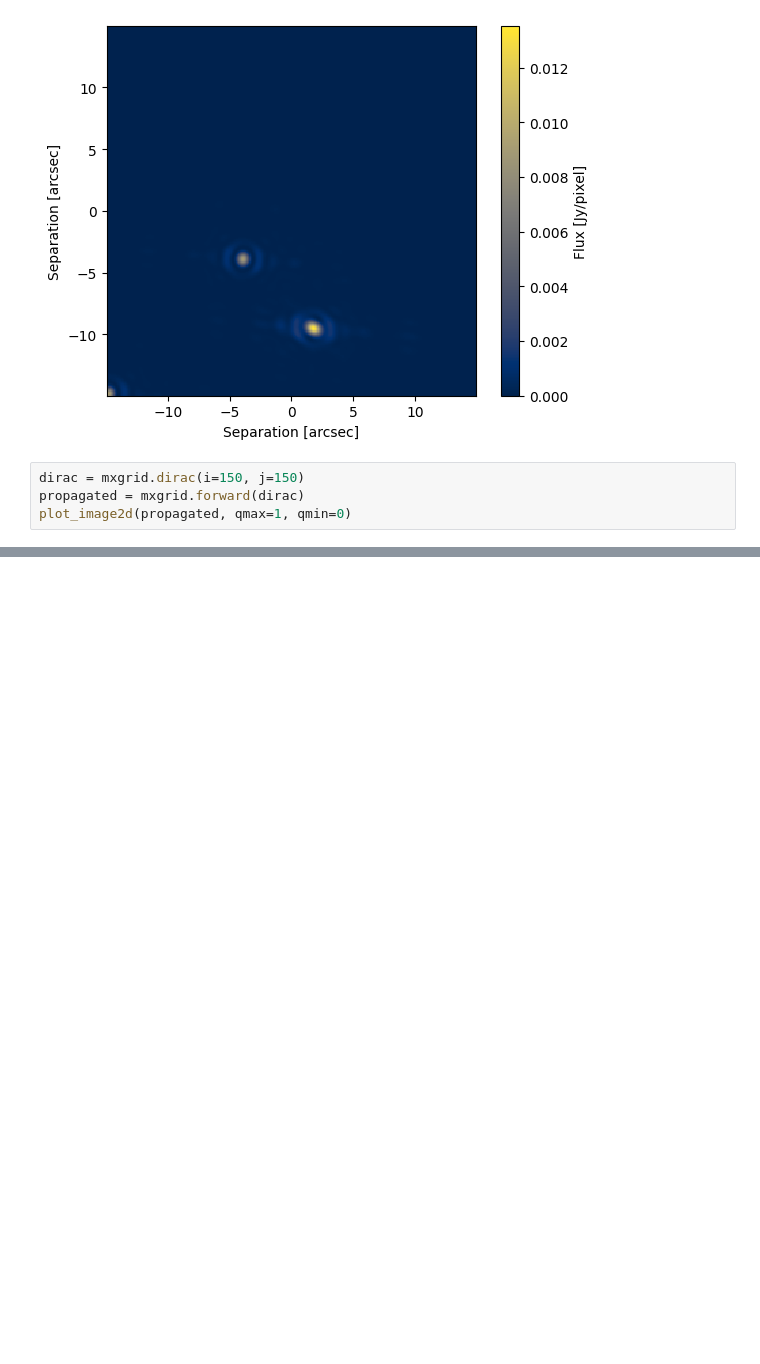
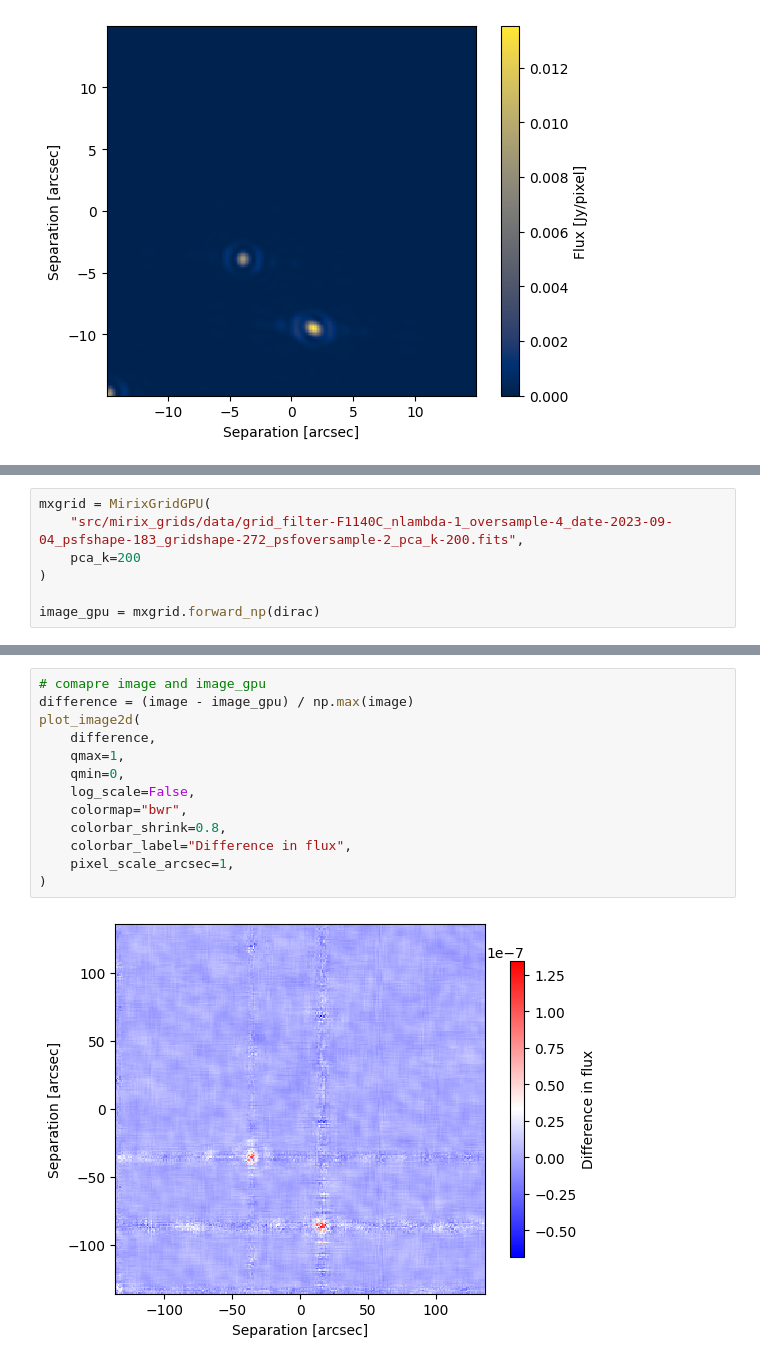
Before and after one commit to ProfesseurShadoko/mirix_grids, a Jupyter notebook: notebooks/fftconvolve.ipynb, the cells around one changed output, grey strips where cells are left out. Cells and saved outputs as stored; diff of their text form; blank space fills up the shorter version.

```diff
--- a/notebooks/fftconvolve.ipynb
+++ b/notebooks/fftconvolve.ipynb
@@ -217,7 +184,3 @@ plot_image2d(
 plot_image2d(image, qmax=1, qmin=0)
 # %% [output]
 [figure]
-# %%
-dirac = mxgrid.dirac(i=150, j=150)
-propagated = mxgrid.forward(dirac)
-plot_image2d(propagated, qmax=1, qmin=0)
@@ -225,0 +187,7 @@ plot_image2d(propagated, qmax=1, qmin=0)
+# %%
+mxgrid = MirixGridGPU(
+    "src/mirix_grids/data/grid_filter-F1140C_nlambda-1_oversample-4_date-2023-09-04_psfshape-183_gridshape-272_psfoversample-2_pca_k-200.fits",
+    pca_k=200
+)
+
+image_gpu = mxgrid.forward_np(dirac)
@@ -225,0 +198,15 @@ plot_image2d(propagated, qmax=1, qmin=0)
+# %%
+# comapre image and image_gpu
+difference = (image - image_gpu) / np.max(image)
+plot_image2d(
+    difference,
+    qmax=1,
+    qmin=0,
+    log_scale=False,
+    colormap="bwr",
+    colorbar_shrink=0.8,
+    colorbar_label="Difference in flux",
+    pixel_scale_arcsec=1,
+)
+# %% [output]
+[figure, added]
```
Also changed, not shown: parts of 5 cells of this notebook, 2 other files.
